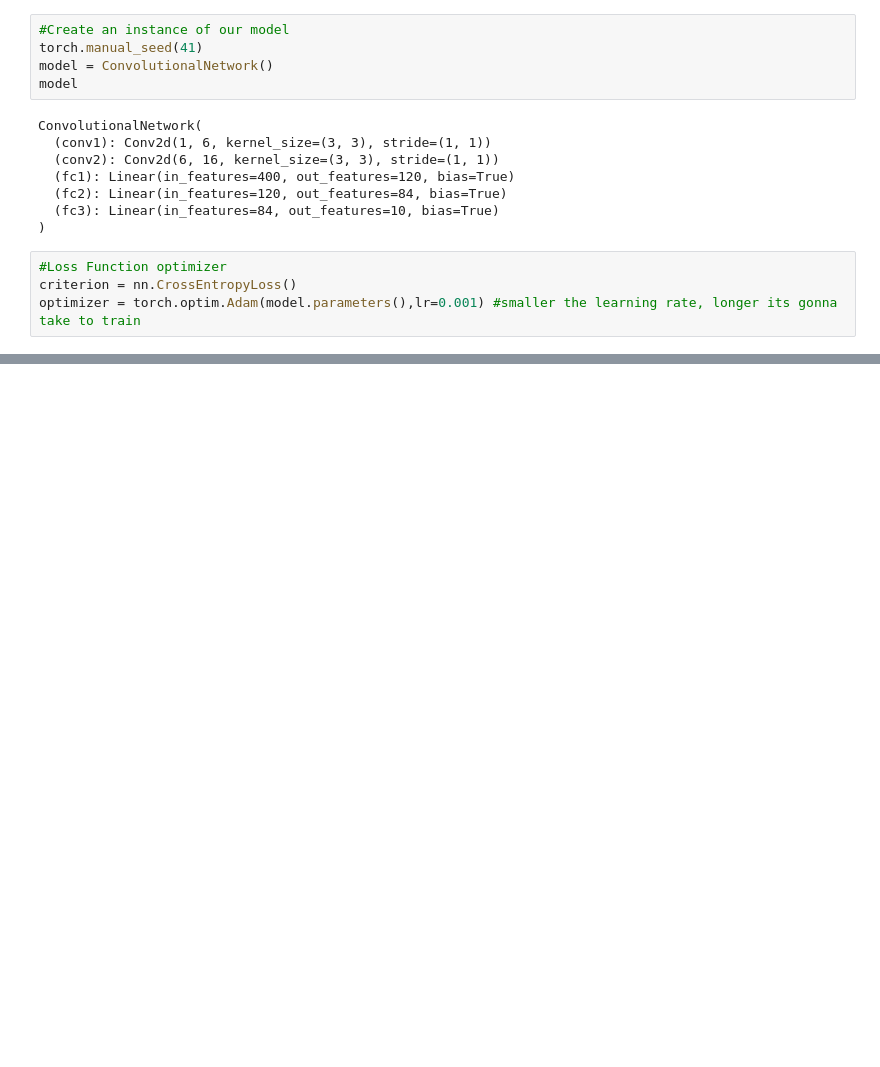
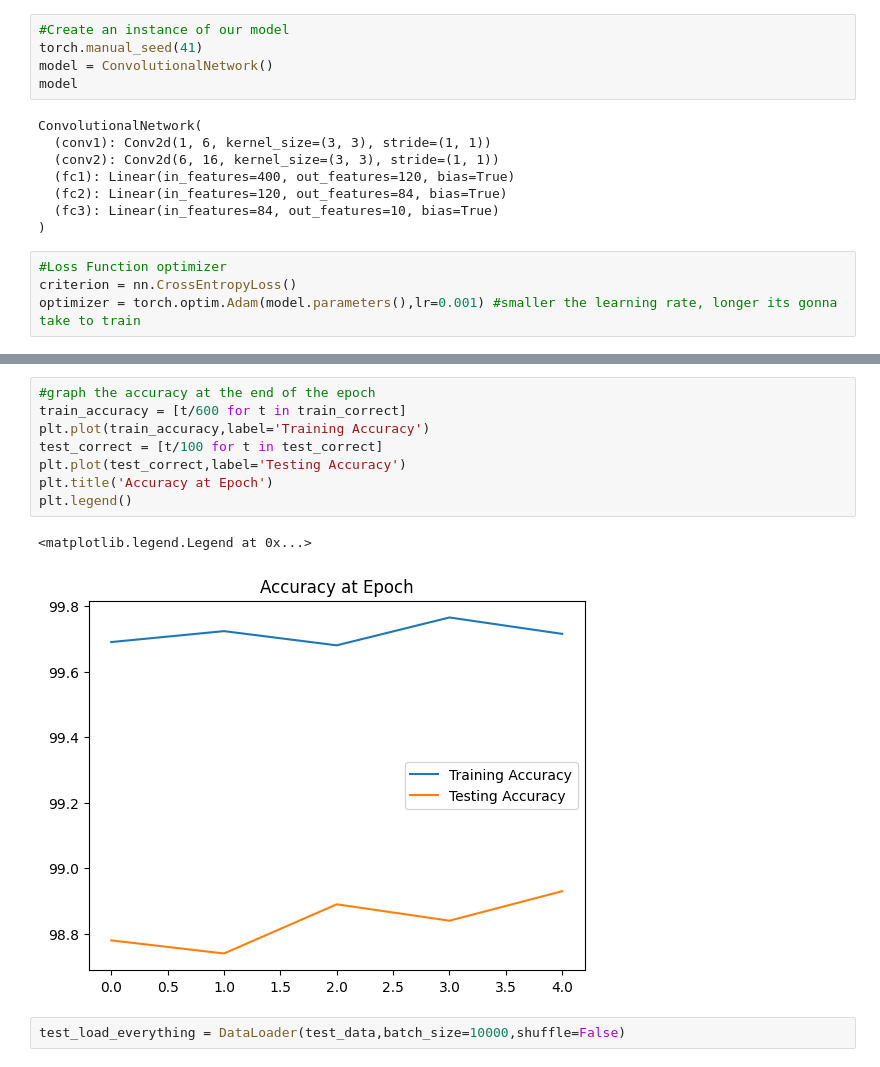
Before and after one commit to sanu00007/Deep_Learning, a Jupyter notebook: CNN_PRACTICE.ipynb, the cells around one changed output, grey strips where cells are left out. Drawn from its saved outputs; the diff is of its cells as text; blank space fills up the shorter version.

```diff
--- a/CNN_PRACTICE.ipynb
+++ b/CNN_PRACTICE.ipynb
@@ -238,0 +253,13 @@ Training took:3.2810540795326233
+# %%
+#graph the accuracy at the end of the epoch
+train_accuracy = [t/600 for t in train_correct]
+plt.plot(train_accuracy,label='Training Accuracy')
+test_correct = [t/100 for t in test_correct]
+plt.plot(test_correct,label='Testing Accuracy')
+plt.title('Accuracy at Epoch')
+plt.legend()
+# %% [output]
+<matplotlib.legend.Legend at 0x...>
+[figure, added]
+# %%
+test_load_everything = DataLoader(test_data,batch_size=10000,shuffle=False)
```
Also changed, not shown: parts of 12 cells of this notebook.
